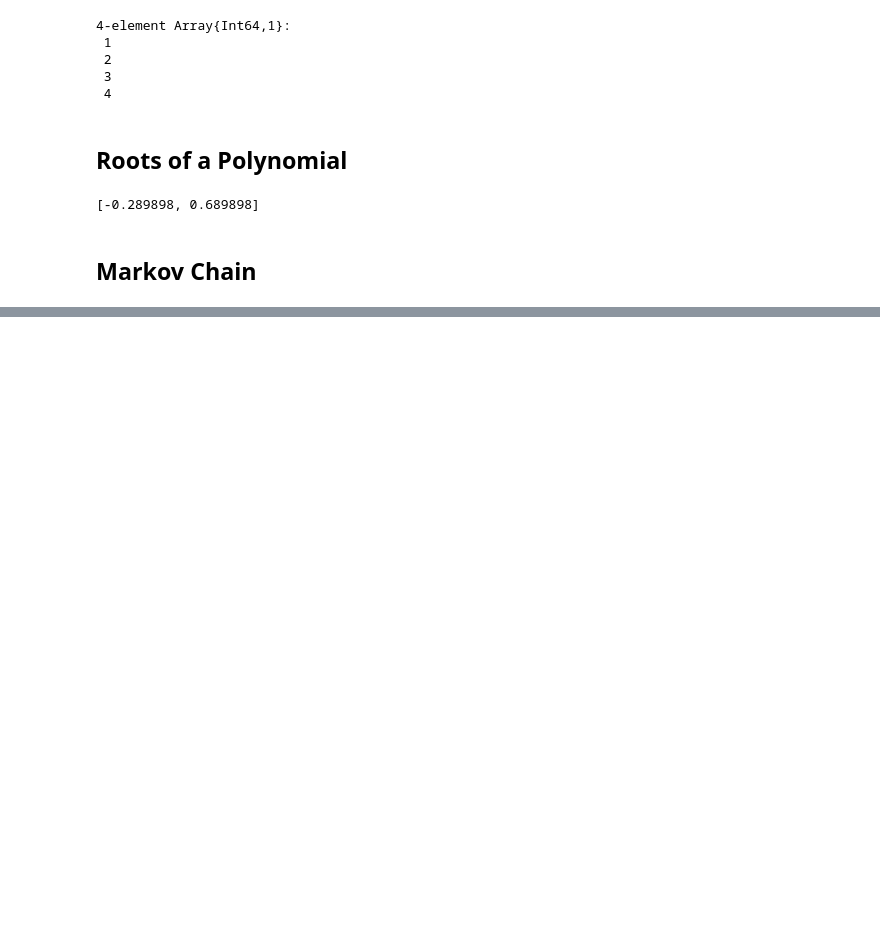
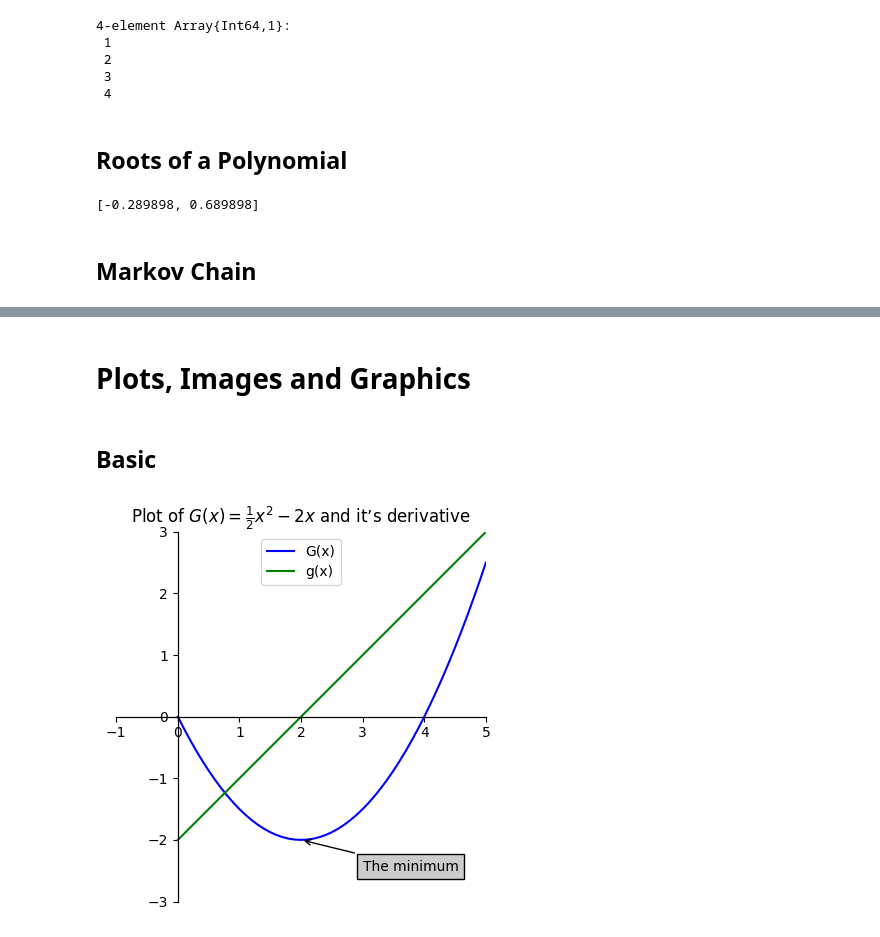
Before and after one commit to Chaanks/learn-julia, a Jupyter notebook: Crash_Course_by_Example.ipynb, the cells around one changed output, grey strips where cells are left out. Drawn from its saved outputs; the diff is of its cells as text; code cells hidden in the pictures; blank space fills up the shorter version.

```diff
--- a/Crash_Course_by_Example.ipynb
+++ b/Crash_Course_by_Example.ipynb
@@ -75,0 +99,31 @@ piProb4 = numInState/N
+# %% [markdown]
+# Plots, Images and Graphics
+# %% [markdown]
+## Basic
+# %%
+using PyPlot
+
+xGrid = 0:0.1:5
+G(x) = 1/2*x^2-2*x
+g(x) = x - 2
+
+ax = subplot()
+ax[:spines]["left"][:set_position]("zero")
+ax[:spines]["right"][:set_position]("zero")
+ax[:spines]["bottom"][:set_position]("zero")
+ax[:spines]["top"][:set_position]("zero")
+ax[:set_xlim](-1, 5)
+ax[:set_ylim](-3, 3)
+ax[:set_aspect]("equal")
+
+plot(xGrid, G.(xGrid), "b", label="G(x)", color="blue")
+plot(xGrid, g.(xGrid), "b", label="g(x)", color="green")
+
+legend(loc="upper center")
+title(L"Plot of $G(x)= \frac{1}{2}x^2-2x$ and it’s derivative")
+
+annotate("The minimum", xy=(2, -2), xytext=(3, -2.5), xycoords="data",
+bbox=Dict("fc"=>"0.8"), arrowprops=Dict("facecolor"=>"black",
+"arrowstyle"=>"->"));
+# %% [output]
+[figure, added]
```
Also changed, not shown: parts of 13 cells of this notebook, 1 other file.
